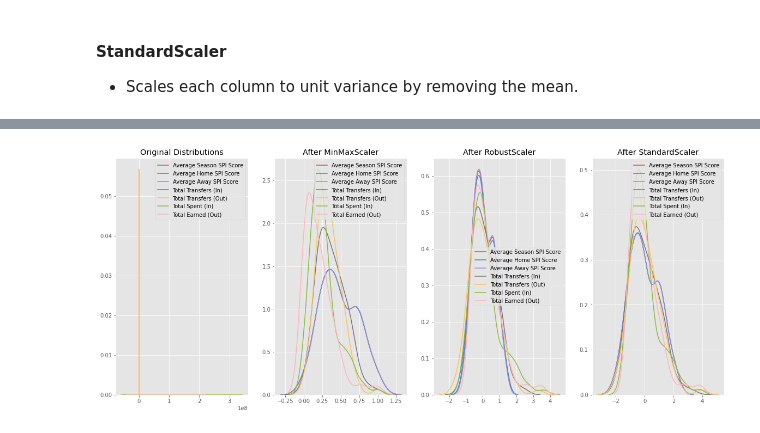
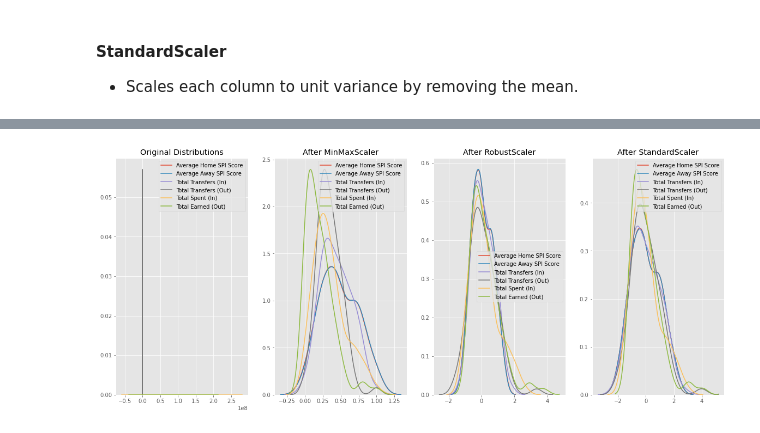
Before and after one commit to tdraths/transfers_capstone, a Jupyter notebook: notebooks/Pre-Processing and Modelling.ipynb, the cells around one changed output, grey strips where cells are left out. Saved outputs shown, nothing was run; the diff lists cells and outputs as text; code cells hidden in the pictures.

```diff
--- a/notebooks/Pre-Processing and Modelling.ipynb
+++ b/notebooks/Pre-Processing and Modelling.ipynb
@@ -125,3 +200,6 @@ I'm new to this, and I'm not sure whether MinMax, RobustScaler, StandardScaler o
 # %% [markdown]
 #### MinMaxScaler
  - Subtracts the column mean from each value and then divides by the column range.
+# %%
+col_names = list(X_train.columns) # Will to use this list later in scaled DataFrames
+col_names
@@ -128,24 +224,28 @@ I'm new to this, and I'm not sure whether MinMax, RobustScaler, StandardScaler o
 # %%
 mm_scaler = preprocessing.MinMaxScaler()
-df_mm = mm_scaler.fit_transform(df_dummies)
+X_train_mm = mm_scaler.fit_transform(X_train)
+X_train_mm = pd.DataFrame(X_train_mm, columns=col_names)
 
-df_mm = pd.DataFrame(df_mm, columns=col_names)
+
+X_test_mm = mm_scaler.transform(X_test)
 # %% [markdown]
 #### RobustScaler
  - Subtracts the column median from each value and then divides by the column interquartile range.
 # %%
 r_scaler = preprocessing.RobustScaler()
-df_r = r_scaler.fit_transform(df_dummies)
+X_train_r = r_scaler.fit_transform(X_train)
+X_train_r = pd.DataFrame(X_train_r, columns=col_names)
 
-df_r = pd.DataFrame(df_r, columns=col_names)
+X_test_r = r_scaler.transform(X_test)
 # %% [markdown]
 #### StandardScaler
  - Scales each column to unit variance by removing the mean.
 # %%
 s_scaler = preprocessing.StandardScaler()
-df_s = s_scaler.fit_transform(df_dummies)
+X_train_s = s_scaler.fit_transform(X_train)
+X_train_s = pd.DataFrame(X_train_s, columns=col_names)
 
-df_s = pd.DataFrame(df_s, columns=col_names)
+X_test_s = s_scaler.transform(X_test)
 # %% [markdown]
 ## IV. Putting it all together
 
@@ -175,43 +272,43 @@ Now that I've scaled the data, it's time to decide which method I'll use in my m
 # %%
 fig, (ax0, ax1, ax2, ax3) = plt.subplots(ncols=4, figsize=(20,8))
 
 ax0.set_title('Original Distributions')
-sns.kdeplot(df_dummies['Average Season SPI Score'], ax=ax0)
-sns.kdeplot(df_dummies['Average Home SPI Score'], ax=ax0)
-sns.kdeplot(df_dummies['Average Away SPI Score'], ax=ax0)
-sns.kdeplot(df_dummies['Total Transfers (In)'], ax=ax0)
-sns.kdeplot(df_dummies['Total Transfers (Out)'], ax=ax0)
-sns.kdeplot(df_dummies['Total Spent (In)'], ax=ax0)
-sns.kdeplot(df_dummies['Total Earned (Out)'], ax=ax0);
+#sns.kdeplot(X_train['Average Season SPI Score'], ax=ax0)
+sns.kdeplot(X_train['Average Home SPI Score'], ax=ax0)
+sns.kdeplot(X_train['Average Away SPI Score'], ax=ax0)
+sns.kdeplot(X_train['Total Transfers (In)'], ax=ax0)
+sns.kdeplot(X_train['Total Transfers (Out)'], ax=ax0)
+sns.kdeplot(X_train['Total Spent (In)'], ax=ax0)
+sns.kdeplot(X_train['Total Earned (Out)'], ax=ax0);
 
 
 ax1.set_title('After MinMaxScaler')
-sns.kdeplot(df_mm['Average Season SPI Score'], ax=ax1)
-sns.kdeplot(df_mm['Average Home SPI Score'], ax=ax1)
-sns.kdeplot(df_mm['Average Away SPI Score'], ax=ax1)
-sns.kdeplot(df_mm['Total Transfers (In)'], ax=ax1)
-sns.kdeplot(df_mm['Total Transfers (Out)'], ax=ax1)
-sns.kdeplot(df_mm['Total Spent (In)'], ax=ax1)
-sns.kdeplot(df_mm['Total Earned (Out)'], ax=ax1);
+#sns.kdeplot(X_train_mm['Average Season SPI Score'], ax=ax1)
+sns.kdeplot(X_train_mm['Average Home SPI Score'], ax=ax1)
+sns.kdeplot(X_train_mm['Average Away SPI Score'], ax=ax1)
+sns.kdeplot(X_train_mm['Total Transfers (In)'], ax=ax1)
+sns.kdeplot(X_train_mm['Total Transfers (Out)'], ax=ax1)
+sns.kdeplot(X_train_mm['Total Spent (In)'], ax=ax1)
+sns.kdeplot(X_train_mm['Total Earned (Out)'], ax=ax1);
 
 
 ax2.set_title('After RobustScaler')
-sns.kdeplot(df_r['Average Season SPI Score'], ax=ax2)
-sns.kdeplot(df_r['Average Home SPI Score'], ax=ax2)
-sns.kdeplot(df_r['Average Away SPI Score'], ax=ax2)
-sns.kdeplot(df_r['Total Transfers (In)'], ax=ax2)
-sns.kdeplot(df_r['Total Transfers (Out)'], ax=ax2)
-sns.kdeplot(df_r['Total Spent (In)'], ax=ax2)
-sns.kdeplot(df_r['Total Earned (Out)'], ax=ax2);
+#sns.kdeplot(X_train_r['Average Season SPI Score'], ax=ax2)
+sns.kdeplot(X_train_r['Average Home SPI Score'], ax=ax2)
+sns.kdeplot(X_train_r['Average Away SPI Score'], ax=ax2)
+sns.kdeplot(X_train_r['Total Transfers (In)'], ax=ax2)
+sns.kdeplot(X_train_r['Total Transfers (Out)'], ax=ax2)
+sns.kdeplot(X_train_r['Total Spent (In)'], ax=ax2)
+sns.kdeplot(X_train_r['Total Earned (Out)'], ax=ax2);
 
 
 ax3.set_title('After StandardScaler')
-sns.kdeplot(df_s['Average Season SPI Score'], ax=ax3)
-sns.kdeplot(df_s['Average Home SPI Score'], ax=ax3)
-sns.kdeplot(df_s['Average Away SPI Score'], ax=ax3)
-sns.kdeplot(df_s['Total Transfers (In)'], ax=ax3)
-sns.kdeplot(df_s['Total Transfers (Out)'], ax=ax3)
-sns.kdeplot(df_s['Total Spent (In)'], ax=ax3)
-sns.kdeplot(df_s['Total Earned (Out)'], ax=ax3);
+#sns.kdeplot(X_train_s['Average Season SPI Score'], ax=ax3)
+sns.kdeplot(X_train_s['Average Home SPI Score'], ax=ax3)
+sns.kdeplot(X_train_s['Average Away SPI Score'], ax=ax3)
+sns.kdeplot(X_train_s['Total Transfers (In)'], ax=ax3)
+sns.kdeplot(X_train_s['Total Transfers (Out)'], ax=ax3)
+sns.kdeplot(X_train_s['Total Spent (In)'], ax=ax3)
+sns.kdeplot(X_train_s['Total Earned (Out)'], ax=ax3);
 # %% [output]
-[figure, old version]
+[figure, new version]
```
Also changed, not shown: parts of 41 cells of this notebook.
